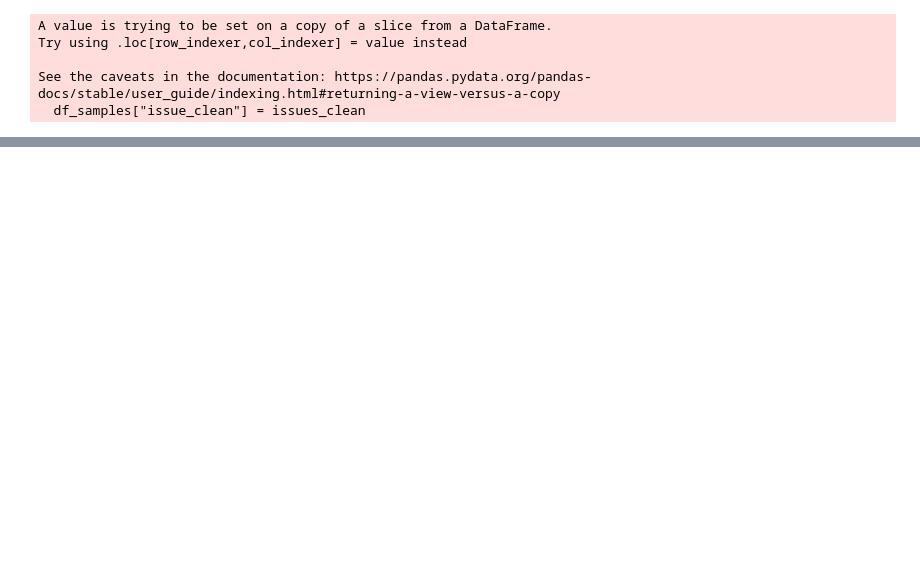
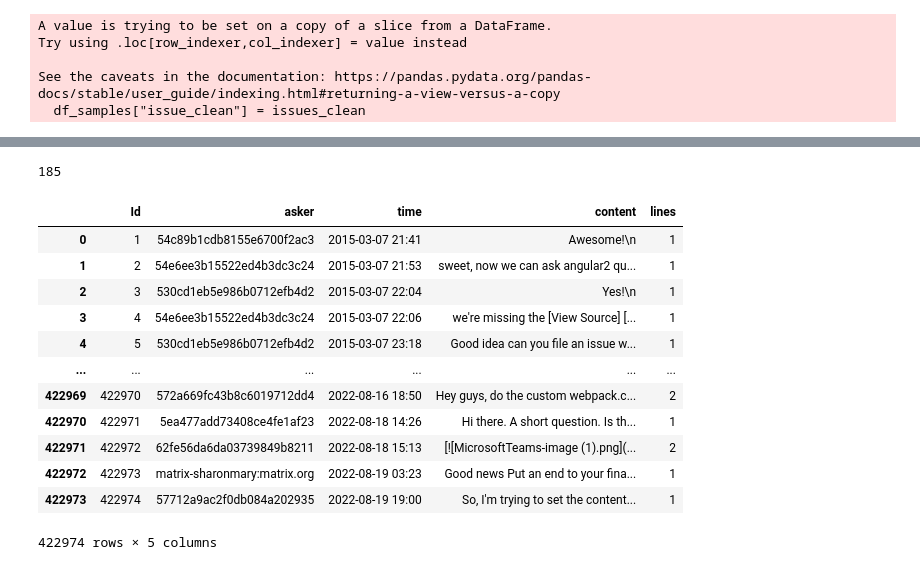
Before and after one commit to NoleWang/Respondent_Recommendation, a Jupyter notebook: Data/tools/Chat_preprocess.ipynb, the cells around one changed output, grey strips where cells are left out. Drawn from its saved outputs; the diff is of its cells as text; code cells hidden in the pictures; blank space fills up the shorter version.

```diff
--- a/Data/tools/Chat_preprocess.ipynb
+++ b/Data/tools/Chat_preprocess.ipynb
@@ -265,0 +448,4 @@ See the caveats in the documentation: https://pandas.pydata.org/pandas-docs/stab
+# %%
+len(issue_selected)
+# %% [output]
+185
@@ -265,0 +454,17 @@ See the caveats in the documentation: https://pandas.pydata.org/pandas-docs/stab
+# %%
+df_all = pd.read_json("../Gitter_Channels/Angular/Angular_issue.json")
+df_all
+# %% [output]
+|  | Id | asker | time | content | lines |
+| 0 | 1 | 54c89b1cdb8155e6700f2ac3 | 2015-03-07 21:41 | Awesome!\n | 1 |
+| 1 | 2 | 54e6ee3b15522ed4b3dc3c24 | 2015-03-07 21:53 | sweet, now we can ask angular2 qu... | 1 |
+| 2 | 3 | 530cd1eb5e986b0712efb4d2 | 2015-03-07 22:04 | Yes!\n | 1 |
+| 3 | 4 | 54e6ee3b15522ed4b3dc3c24 | 2015-03-07 22:06 | we're missing the [View Source] [... | 1 |
+| 4 | 5 | 530cd1eb5e986b0712efb4d2 | 2015-03-07 23:18 | Good idea can you file an issue w... | 1 |
+| ... | ... | ... | ... | ... | ... |
+| 422969 | 422970 | 572a669fc43b8c6019712dd4 | 2022-08-16 18:50 | Hey guys, do the custom webpack.c... | 2 |
+| 422970 | 422971 | 5ea477add73408ce4fe1af23 | 2022-08-18 14:26 | Hi there. A short question. Is th... | 1 |
+| 422971 | 422972 | 62fe56da6da03739849b8211 | 2022-08-18 15:13 | [![MicrosoftTeams-image (1).png](... | 2 |
+| 422972 | 422973 | matrix-sharonmary:matrix.org | 2022-08-19 03:23 | Good news Put an end to your fina... | 1 |
+| 422973 | 422974 | 57712a9ac2f0db084a202935 | 2022-08-19 19:00 | So, I'm trying to set the content... | 1 |
+422974 rows × 5 columns
```
Also changed, not shown: parts of 45 cells of this notebook, 7 other files.
